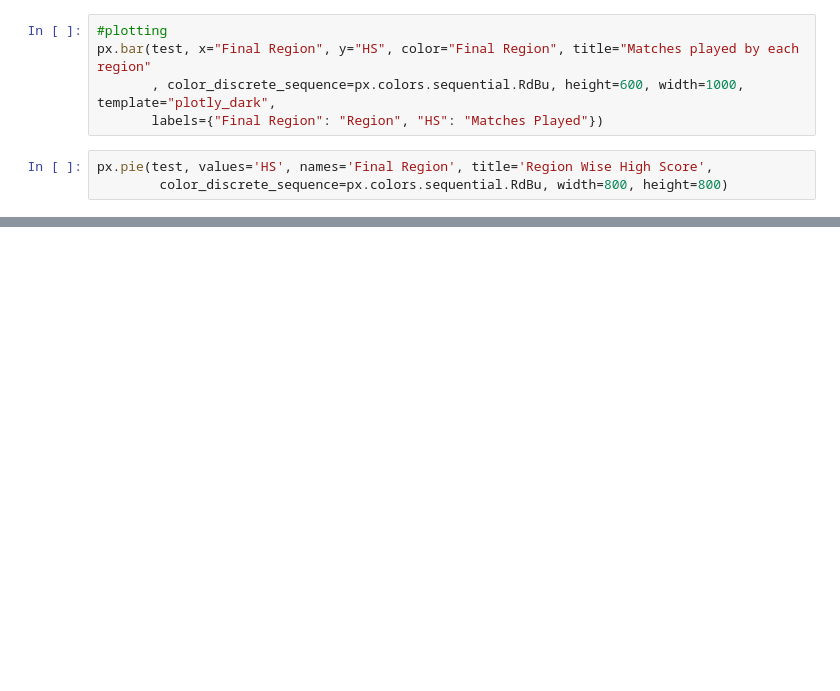
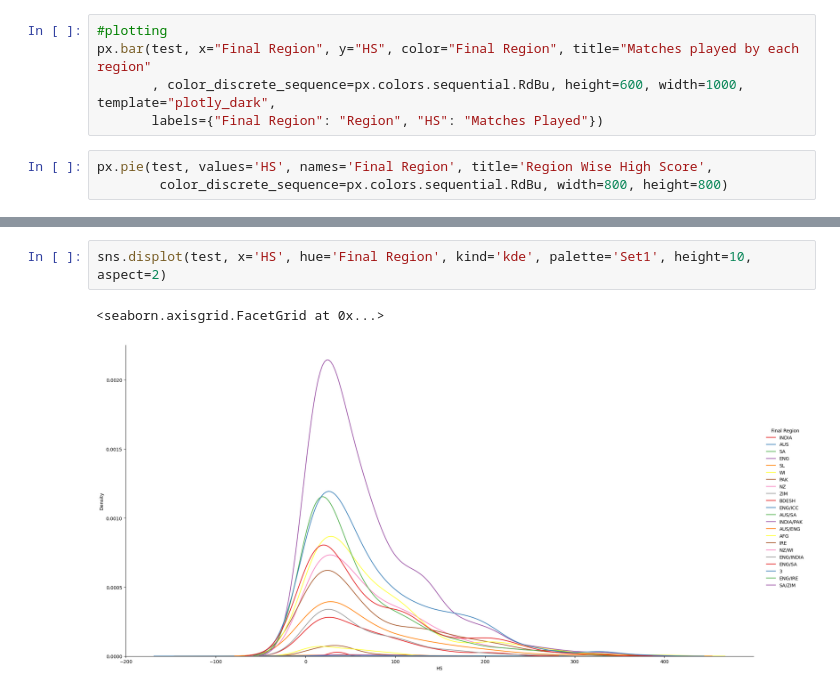
Before and after one commit to harshvs23/sports-_mine_visualization_part, a Jupyter notebook: batting_test.ipynb, the cells around one changed output, grey strips where cells are left out. Saved outputs shown, nothing was run; the diff lists cells and outputs as text; blank space fills up the shorter version.

```diff
--- a/batting_test.ipynb
+++ b/batting_test.ipynb
@@ -338,0 +350,5 @@ px.pie(test, values='HS', names='Final Region', title='Region Wise High Score',
+# %%
+sns.displot(test, x='HS', hue='Final Region', kind='kde', palette='Set1', height=10, aspect=2)
+# %% [output]
+<seaborn.axisgrid.FacetGrid at 0x...>
+[figure, added]
```
Also changed, not shown: parts of 3 cells of this notebook, 9 other files.
